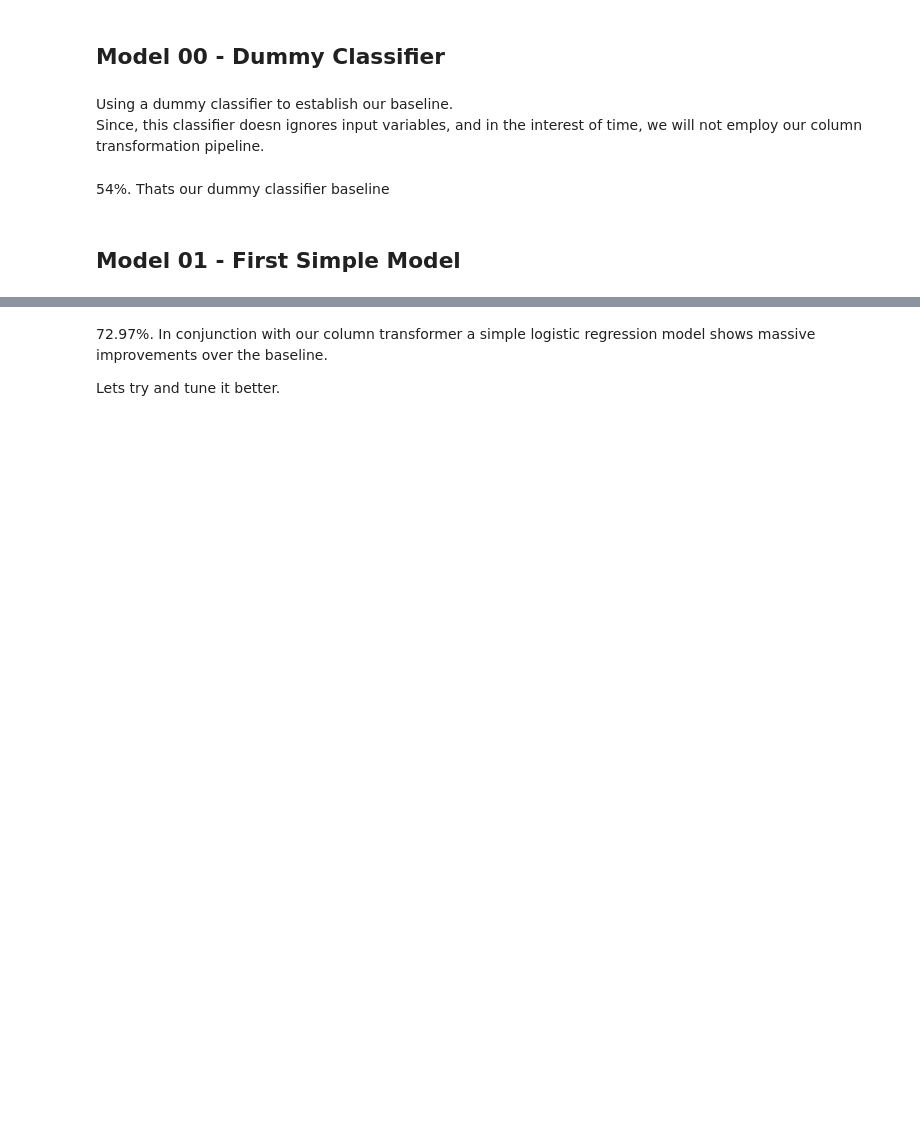
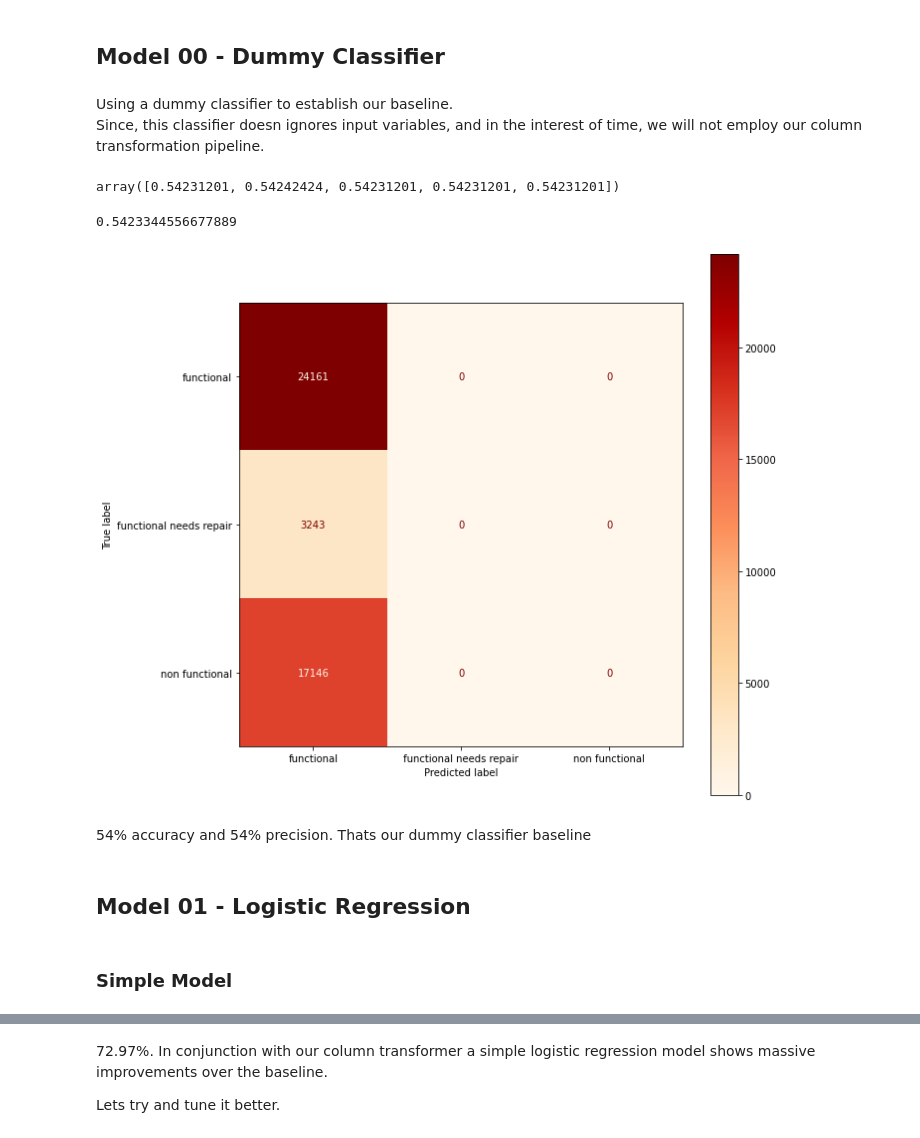
Before and after one commit to ssaeed85/dsc-ph3-TanzaniaWaterWell, a Jupyter notebook: Notebook_DataCleaning.ipynb, the cells around one changed output, grey strips where cells are left out. Cells and saved outputs as stored; diff of their text form; code cells hidden in the pictures; blank space fills up the shorter version.

Commit message:
Updating cross val scores

```diff
--- a/Notebook_DataCleaning.ipynb
+++ b/Notebook_DataCleaning.ipynb
@@ -194,3 +191,18 @@ col_ImputeAndOHE = ['public_meeting','scheme_management','permit','source_class'
+# %%
+def modelReport(model, X, y):
+    preds = cross_val_predict(estimator=model,X=X,y=y)
+    cm = confusion_matrix(y, preds, labels=model.classes_)
+
+
+    disp = ConfusionMatrixDisplay(cm, display_labels=model.classes_)
+    fig, ax = plt.subplots(figsize=(10,10))
+    disp.plot(cmap='OrRd',ax=ax)
+
+
+    cv = cross_validate(model,X,y,scoring=['accuracy','precision_macro'])
+    print('-'*32)
+    pritn('Cross Validation accuracy:', cv['test_accuracy'].mean())
+#     print(cross_val_score)
 # %% [markdown]
 # Models - Baselines
 # %% [markdown]
@@ -202,4 +214,6 @@ Since, this classifier doesn ignores input variables, and in the interest of tim
 baseline_00 = DummyClassifier()
 baseline_00.fit(X_train,y_train)
 
-cross_val_score(baseline_00,X_train,y_train).mean()
+cross_val_score(baseline_00,X_train,y_train)
+# %% [output]
+array([0.54231201, 0.54242424, 0.54231201, 0.54231201, 0.54231201])
@@ -206,10 +222,20 @@ cross_val_score(baseline_00,X_train,y_train).mean()
+# %%
+cv['test_accuracy'].mean()
+# %% [output]
+0.5423344556677889
+# %%
+modelReport(baseline_00,X_train,y_train)
+# %% [output]
+[figure, added]
 # %% [markdown]
-54%. Thats our dummy classifier baseline
+54% accuracy and 54% precision. Thats our dummy classifier baseline
 # %%
 filePath = f'models/{baseline_00=}'.split('=')[0] + '.sav'
 pickle.dump(baseline_00, open(filePath, 'wb'))
+# %% [markdown]
+##  Model 01 - Logistic Regression
 # %% [markdown]
-##  Model 01 - First Simple Model
+### Simple Model
 # %%
 ct = ColumnTransformer(transformers=[
 
```
Also changed, not shown: parts of 19 cells of this notebook.
